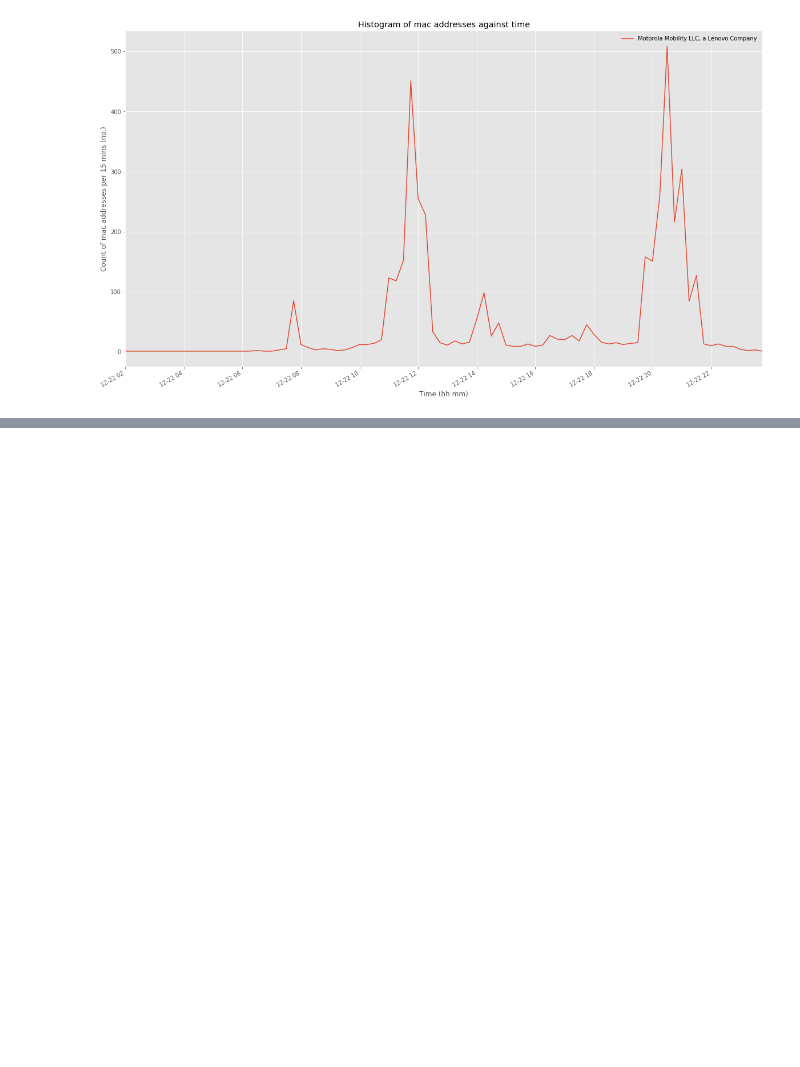
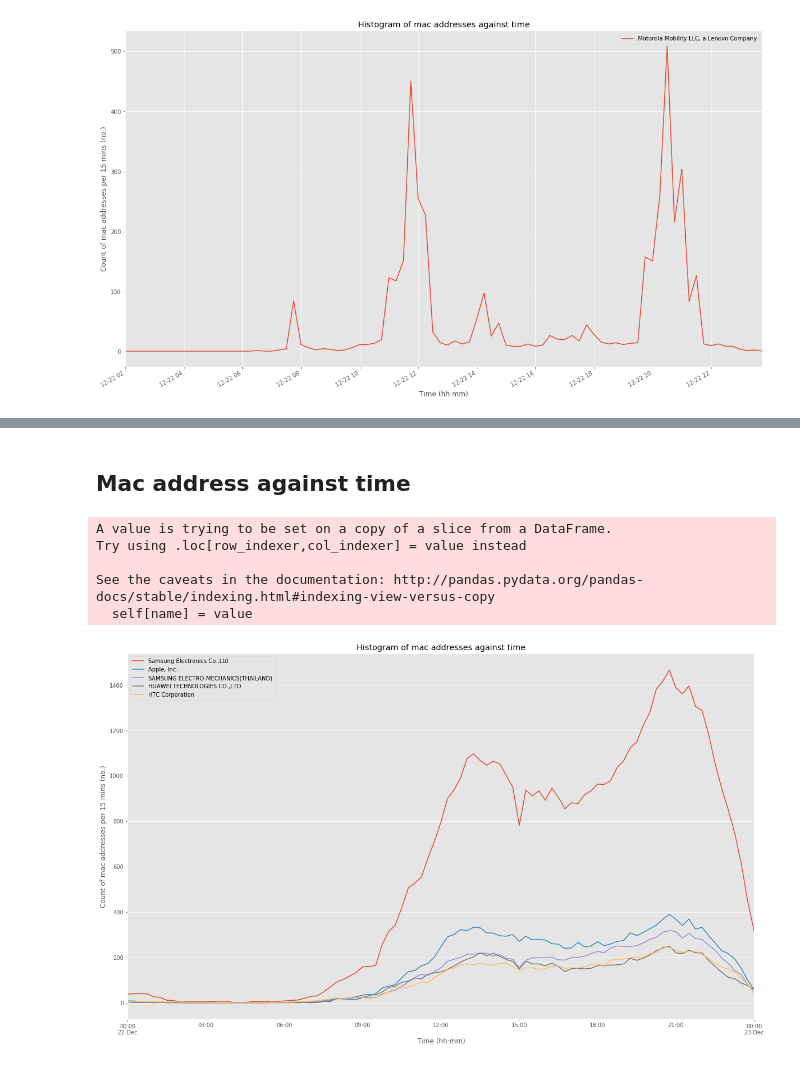
Before and after one commit to Beaulieu318/msci-complexity-project, a Jupyter notebook: msci/analysis/mac_address_analysis.ipynb, the cells around one changed output, grey strips where cells are left out. Drawn from its saved outputs; the diff is of its cells as text; code cells hidden in the pictures; blank space fills up the shorter version.

```diff
--- a/msci/analysis/mac_address_analysis.ipynb
+++ b/msci/analysis/mac_address_analysis.ipynb
@@ -211,0 +196,31 @@ See the caveats in the documentation: http://pandas.pydata.org/pandas-docs/stabl
+# %%
+mac_address_df = pd.read_csv('../data/mac_address_features.csv')
+# %%
+signal_clean_df = remove_sparse_data(signal_df, 10)
+
+good_mac_addresses = mac_address_df.mac_address[mac_address_df.gyration > 40].tolist()
+signal_clean_df = signal_clean_df[signal_clean_df.mac_address.isin(good_mac_addresses)]
+# %% [markdown]
+## Mac address against time
+# %%
+minute_resolution = '15'
+
+fig, axes = plt.subplots(nrows=1, ncols=1, figsize=(20, 12))
+
+for company in signal_clean_df.groupby('mac_address').head(1).manufacturer.value_counts()[:5].index:
+    company_signal_df = signal_clean_df[signal_df.manufacturer == company]
+    company_signal_df.date_time = company_signal_df.date_time.dt.round(minute_resolution + 'min')
+    company_signal_time_df = company_signal_df.groupby('date_time').mac_address.nunique().to_frame()
+    company_signal_time_df.rename(columns={'mac_address': company}, inplace=True)
+
+    ax = company_signal_time_df.plot(ax=axes)
+    ax.set_title('Histogram of mac addresses against time')
+    ax.set_xlabel('Time (hh:mm)')
+    ax.set_ylabel('Count of mac addresses per {} mins (no.)'.format(minute_resolution));
+# %% [output]
+A value is trying to be set on a copy of a slice from a DataFrame.
+Try using .loc[row_indexer,col_indexer] = value instead
+
+See the caveats in the documentation: http://pandas.pydata.org/pandas-docs/stable/indexing.html#indexing-view-versus-copy
+  self[name] = value
+[figure, added]
```
Also changed, not shown: parts of 6 cells of this notebook, 1 other file.
